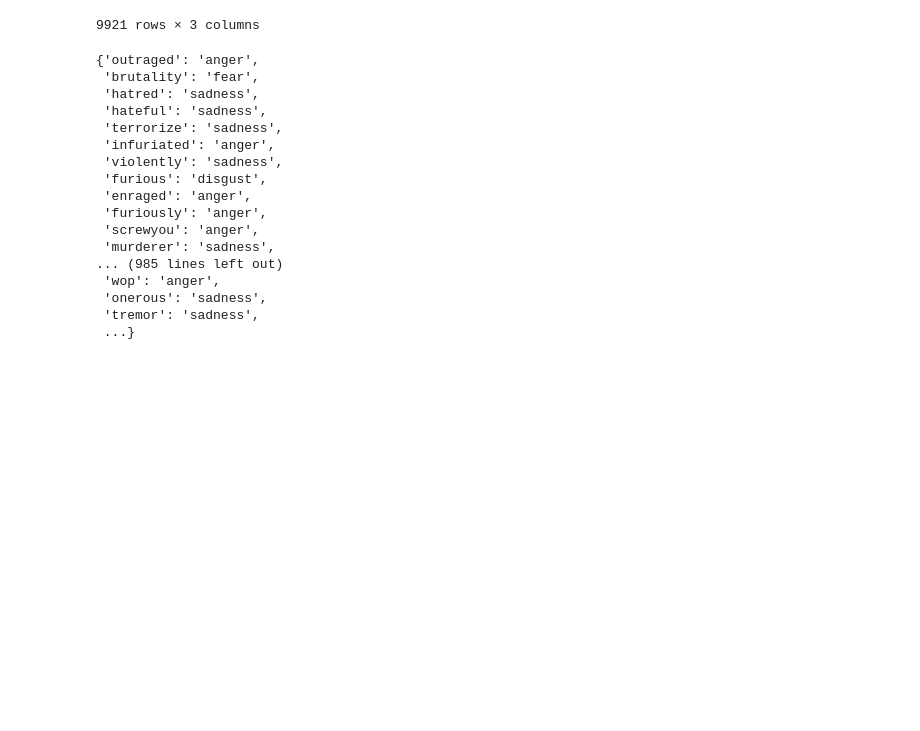
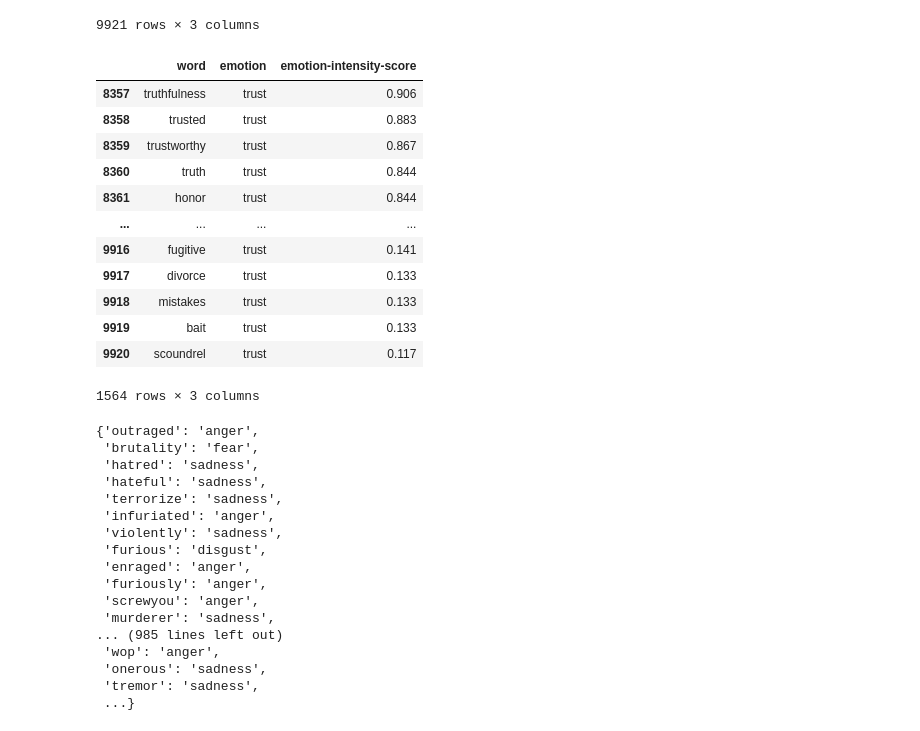
Before and after one commit to RyeInternational/Onomy, a Jupyter notebook: Reddit_dataset/Multiple_Emotion.ipynb, the cells around one changed output. Cells and saved outputs as stored; diff of their text form; code cells hidden in the pictures; blank space fills up the shorter version.

```diff
--- a/Reddit_dataset/Multiple_Emotion.ipynb
+++ b/Reddit_dataset/Multiple_Emotion.ipynb
@@ -16,6 +16,22 @@ df
 | 9919 | bait | trust | 0.133 |
 | 9920 | scoundrel | trust | 0.117 |
 9921 rows × 3 columns
+# %%
+df[df.emotion=='trust']
+# %% [output]
+|  | word | emotion | emotion-intensity-score |
+| 8357 | truthfulness | trust | 0.906 |
+| 8358 | trusted | trust | 0.883 |
+| 8359 | trustworthy | trust | 0.867 |
+| 8360 | truth | trust | 0.844 |
+| 8361 | honor | trust | 0.844 |
+| ... | ... | ... | ... |
+| 9916 | fugitive | trust | 0.141 |
+| 9917 | divorce | trust | 0.133 |
+| 9918 | mistakes | trust | 0.133 |
+| 9919 | bait | trust | 0.133 |
+| 9920 | scoundrel | trust | 0.117 |
+1564 rows × 3 columns
 # %%
 zip_iterator = zip(df.word, df.emotion)
 D= dict(zip_iterator)
```
Also changed, not shown: 1 other file.
